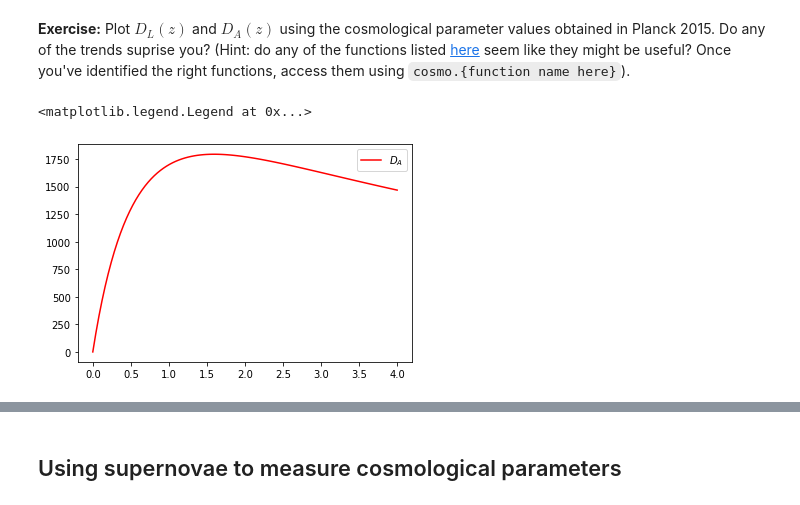
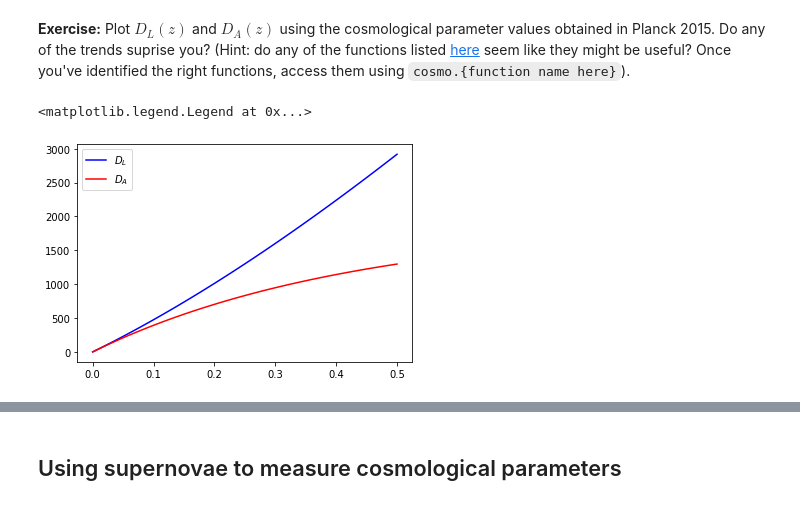
Before and after one commit to katiesavarc/DataSci_Lab, a Jupyter notebook: CodingLab02/CodingLab02_CosmologicalDistance.ipynb, the cells around one changed output, grey strips where cells are left out. Saved outputs shown, nothing was run; the diff lists cells and outputs as text; code cells hidden in the pictures.

Commit message:
finished the DL/DA plots, and added log space. Still need to make comments in my code

```diff
--- a/CodingLab02/CodingLab02_CosmologicalDistance.ipynb
+++ b/CodingLab02/CodingLab02_CosmologicalDistance.ipynb
@@ -300,20 +300,45 @@ One final note on distances. Note that all distances seem to have a prefactor $c
 # %%
 cosmo = Planck15
 zmin = 0
-zmax = 4
+zmax = 0.5
 n=100
-def plot_DL(cosmo,zmin,zmax,n):
-    z_arr = np.linspace(zmin,zmax,n)
-    D_l = cosmo.luminosity_distance(z_arr)
-    plt.plot(z_arr,D_l.value,color='blue',label='$D_L$')
-#plot_DL(cosmo,zmin,zmax,n)
+def plot_DL(cosmo,zmin,zmax,n,scale):
+    z_arr = np.linspace(zmin,zmax,n).tolist()
+    D_l = cosmo.luminosity_distance(z_arr).value.tolist()
+    if scale=='lin':
+        plt.plot(z_arr,D_l,color='blue',label='$D_L$')
+    if scale=='log':
+        j=0
+        for i in range(len(z_arr)):
+            z = z_arr[j]
+            d = D_l[j]
+            if z==0 or d==0:
+                del z_arr[j]
+                del D_l[j]
+            else:
+                j=j+1
+        plt.plot(np.log(z_arr),np.log(D_l),color='blue',label='$D_L$')
 
-def plot_DA(cosmo,zmin,zmax,n):
-    z_arr = np.linspace(zmin,zmax,n)
-    D_a = cosmo.angular_diameter_distance(z_arr)
-    plt.plot(z_arr,D_a.value,color='red',label='$D_A$')
-plot_DA(cosmo,zmin,zmax,n)
+def plot_DA(cosmo,zmin,zmax,n,scale):
+    z_arr = np.linspace(zmin,zmax,n).tolist()
+    D_a = cosmo.angular_diameter_distance(z_arr).value.tolist()
+    if scale=='lin':
+        plt.plot(z_arr,D_a,color='red',label='$D_A$')
+    if scale=='log':
+        j=0
+        for i in range(len(z_arr)):
+            z = z_arr[j]
+            d = D_a[j]
+            if z==0 or d==0:
+                del z_arr[j]
+                del D_a[j]
+            else:
+                j=j+1
+        plt.plot(np.log(z_arr),np.log(D_a),color='red',label='$D_A$')
+
+plot_DL(cosmo,zmin,zmax,n,'lin')
+plot_DA(cosmo,zmin,zmax,n,'lin')
 plt.legend()
 # %% [output]
 <matplotlib.legend.Legend at 0x...>
-[figure, old version]
+[figure, new version]
```
Also changed, not shown: parts of 1 cell of this notebook.
